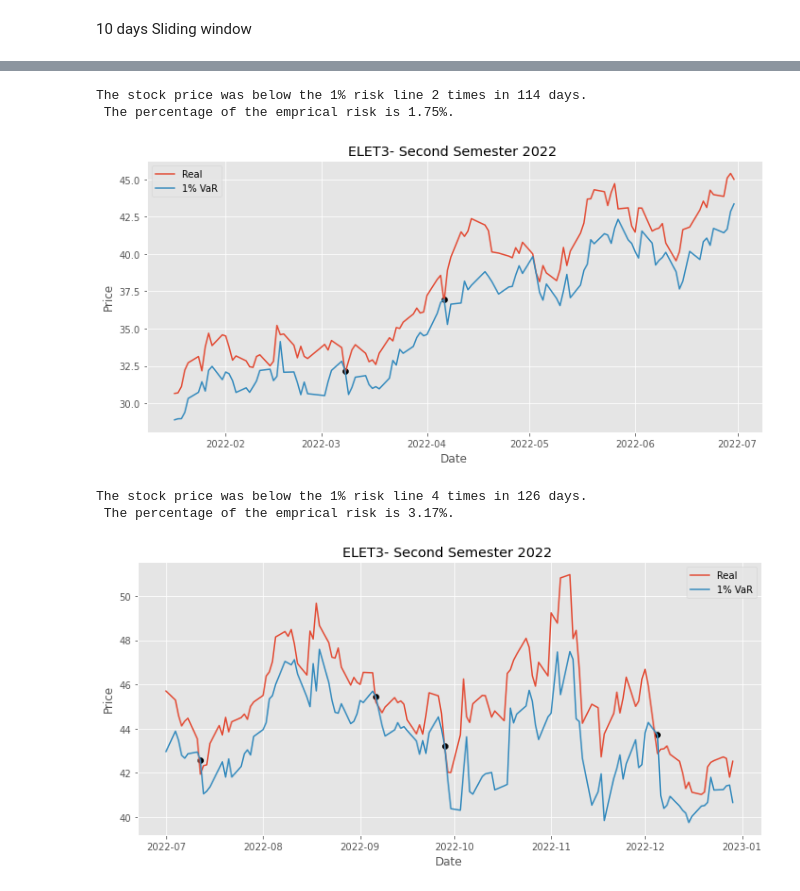
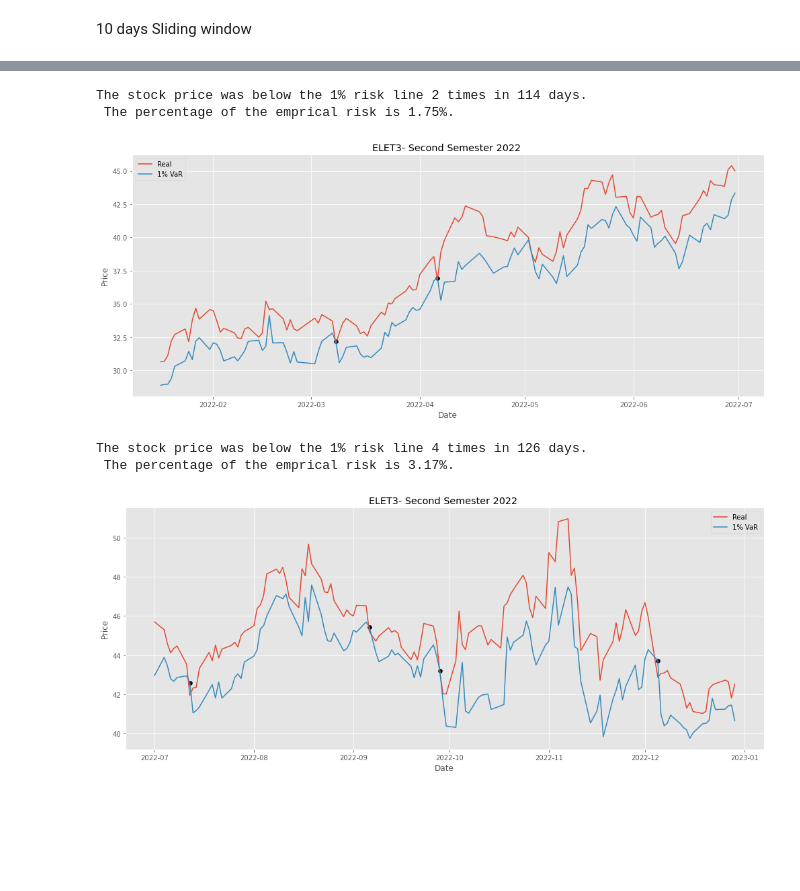
Before and after one commit to IsraelFPM/Risk-Analysis, a Jupyter notebook: ValueAtRisk.ipynb, the cells around one changed output, grey strips where cells are left out. Cells and saved outputs as stored; diff of their text form; code cells hidden in the pictures; blank space fills up the shorter version.

```diff
--- a/ValueAtRisk.ipynb
+++ b/ValueAtRisk.ipynb
@@ -2,11 +2,12 @@
 import numpy as np
 import pandas as pd
 import matplotlib.pyplot as plt
+import seaborn as sns
 import yfinance as yf
 import datetime as dt
 import matplotlib as mpl
 
-mpl.rcParams['figure.figsize'] = [10,5]
+mpl.rcParams['figure.figsize'] = [14,6]
 plt.style.use('ggplot')
 # %% [markdown]
 This notebook aims to apply the parametric Value at Risk technique, discussing its conditions and limitations. The topics will be discussed in the following order:
@@ -392,25 +397,26 @@ predict
 # %%
 month = 7
 year = 2022
 #interval = predict[((predict['Date'].dt.month == month1)|(predict['Date'].dt.month == month2))&((predict['Date'].dt.year == year))]
 interval = predict[((predict['Date'].dt.month <month )&((predict['Date'].dt.year == year)))]
 cross = interval.loc[interval['Real']<=interval['Var']]
 
 empirical_risk = len(cross)/len(interval)
 print(f'The stock price was below the 1% risk line {len(cross)} times in {len(interval)} days. \n The percentage of the emprical risk is {round(empirical_risk*100,2)}%.')
 
+plt.figure()
 plt.title(f'ELET3- Second Semester {year} ')
-plt.scatter(Cross['Date'],Cross['Var'],color = 'Black')
+plt.scatter(cross['Date'],cross['Var'],color = 'Black')
 plt.plot(interval['Date'],interval['Real'],label = 'Real')
 plt.plot(interval['Date'],interval['Var'],label = '1% VaR')
 plt.xlabel('Date')
 plt.ylabel('Price')
 plt.legend()
 plt.tight_layout()
 # %% [output]
 The stock price was below the 1% risk line 2 times in 114 days.
  The percentage of the emprical risk is 1.75%.
-[figure, old version]
+[figure, new version]
 # %%
 month = 7
 year = 2022
@@ -433,7 +439,7 @@ plt.tight_layout()
 # %% [output]
 The stock price was below the 1% risk line 4 times in 126 days.
  The percentage of the emprical risk is 3.17%.
-[figure, old version]
+[figure, new version]
 # %%
 month = 7
 year = 2023
```
Also changed, not shown: parts of 19 cells of this notebook.
